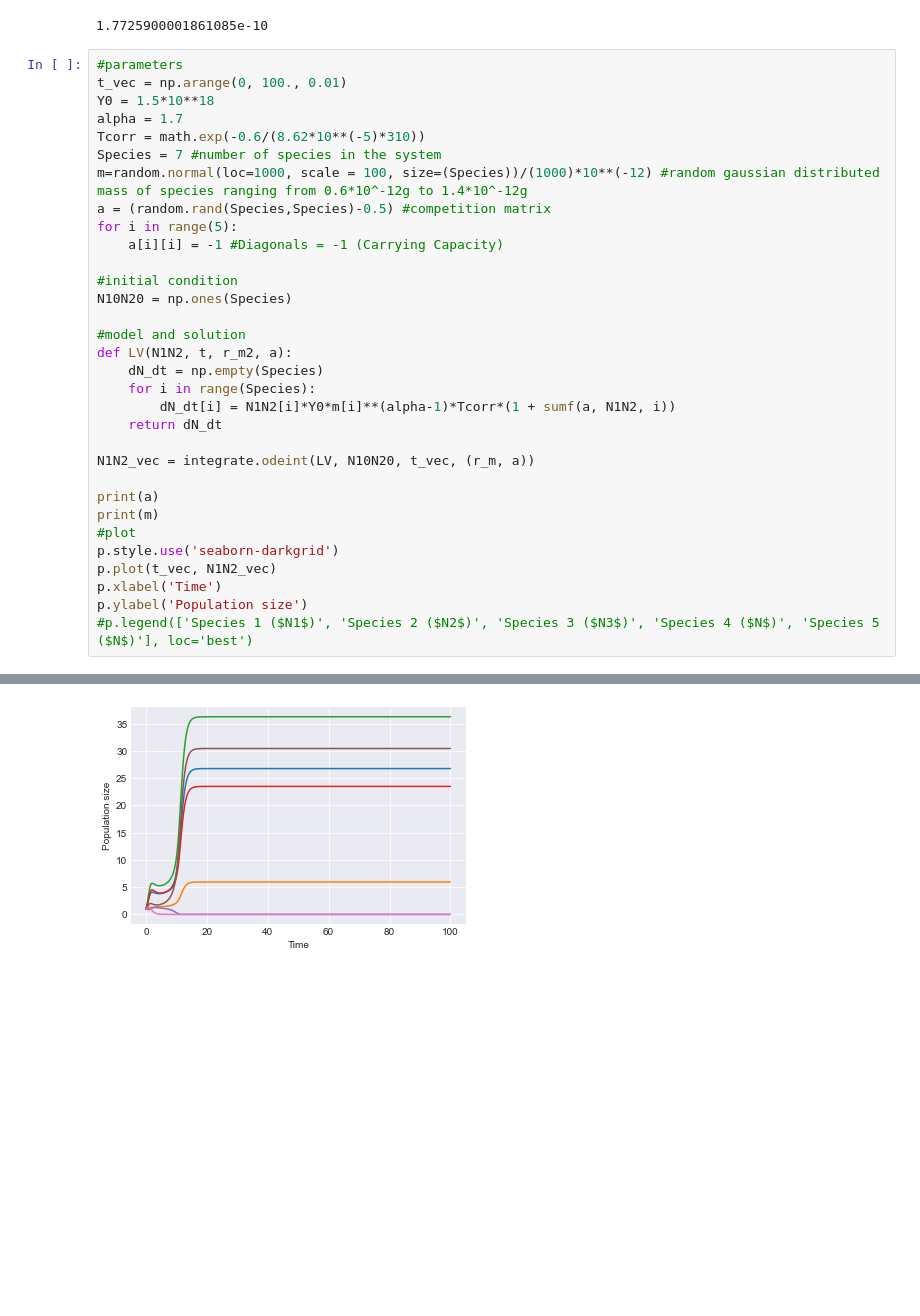
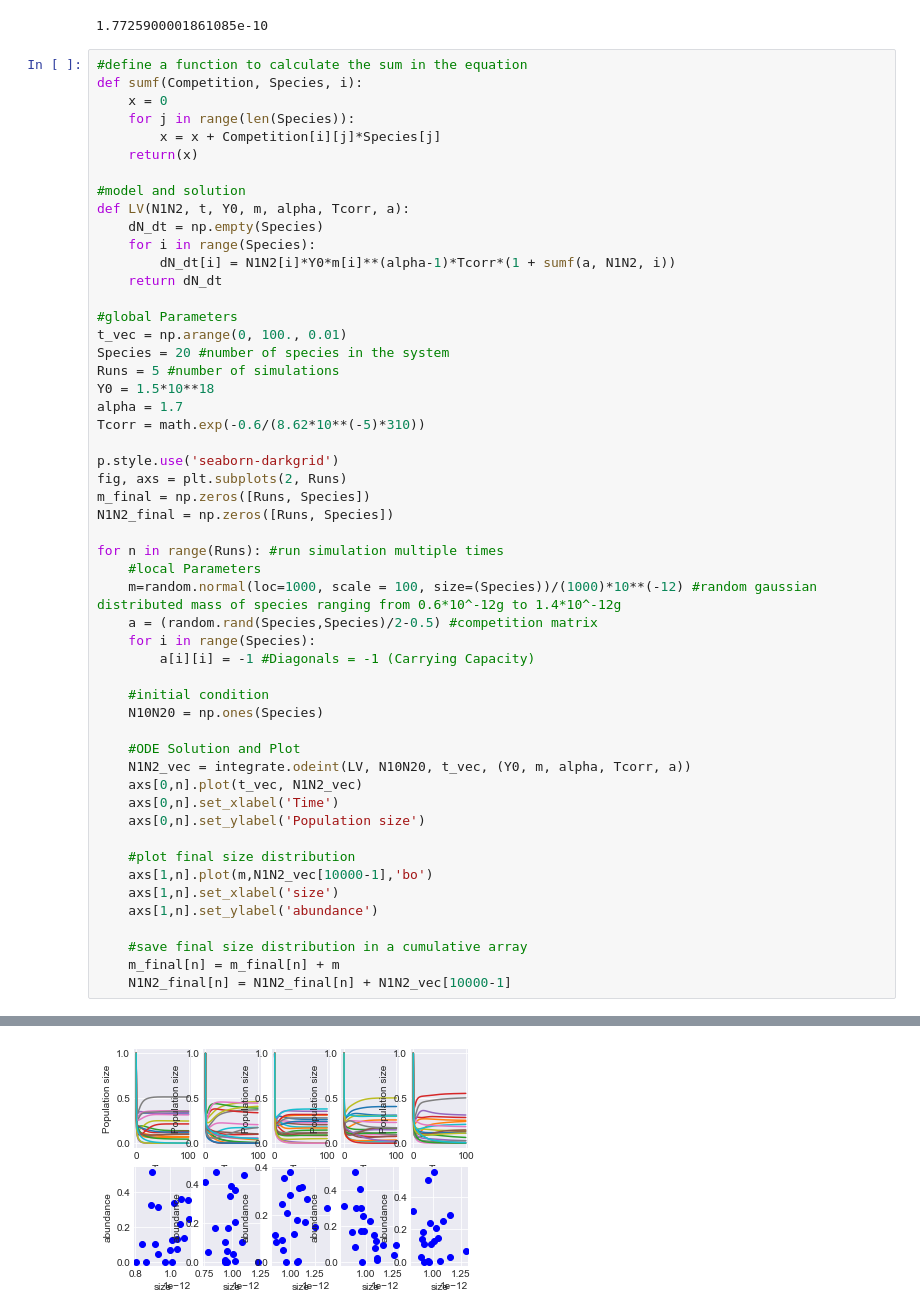
Before and after one commit to celinevetsch/CellSize_Dynamics, a Jupyter notebook: Simulation of Cell Size Distribution.ipynb, the cells around one changed output, grey strips where cells are left out. Cells and saved outputs as stored; diff of their text form; blank space fills up the shorter version.

```diff
--- a/Simulation of Cell Size Distribution.ipynb
+++ b/Simulation of Cell Size Distribution.ipynb
@@ -111,35 +111,55 @@ print(Tcorr)
 # %% [output]
 1.7725900001861085e-10
 # %%
-#parameters
-t_vec = np.arange(0, 100., 0.01)
-Y0 = 1.5*10**18
-alpha = 1.7
-Tcorr = math.exp(-0.6/(8.62*10**(-5)*310))
-Species = 7 #number of species in the system
-m=random.normal(loc=1000, scale = 100, size=(Species))/(1000)*10**(-12) #random gaussian distributed mass of species ranging from 0.6*10^-12g to 1.4*10^-12g
-a = (random.rand(Species,Species)-0.5) #competition matrix
-for i in range(5):
-    a[i][i] = -1 #Diagonals = -1 (Carrying Capacity)
-
-#initial condition
-N10N20 = np.ones(Species)
+#define a function to calculate the sum in the equation
+def sumf(Competition, Species, i):
+    x = 0
+    for j in range(len(Species)):
+        x = x + Competition[i][j]*Species[j]
+    return(x)
 
 #model and solution
-def LV(N1N2, t, r_m2, a):
+def LV(N1N2, t, Y0, m, alpha, Tcorr, a):
     dN_dt = np.empty(Species)
     for i in range(Species):
         dN_dt[i] = N1N2[i]*Y0*m[i]**(alpha-1)*Tcorr*(1 + sumf(a, N1N2, i))
     return dN_dt
 
-N1N2_vec = integrate.odeint(LV, N10N20, t_vec, (r_m, a))
+#global Parameters
+t_vec = np.arange(0, 100., 0.01)
+Species = 20 #number of species in the system
+Runs = 5 #number of simulations
+Y0 = 1.5*10**18
+alpha = 1.7
+Tcorr = math.exp(-0.6/(8.62*10**(-5)*310))
 
-print(a)
-print(m)
-#plot
 p.style.use('seaborn-darkgrid')
-p.plot(t_vec, N1N2_vec)
-p.xlabel('Time')
-p.ylabel('Population size')
-#p.legend(['Species 1 ($N1$)', 'Species 2 ($N2$)', 'Species 3 ($N3$)', 'Species 4 ($N$)', 'Species 5 ($N$)'], loc='best')
+fig, axs = plt.subplots(2, Runs)
+m_final = np.zeros([Runs, Species])
+N1N2_final = np.zeros([Runs, Species])
+
+for n in range(Runs): #run simulation multiple times
+    #local Parameters
+    m=random.normal(loc=1000, scale = 100, size=(Species))/(1000)*10**(-12) #random gaussian distributed mass of species ranging from 0.6*10^-12g to 1.4*10^-12g
+    a = (random.rand(Species,Species)/2-0.5) #competition matrix
+    for i in range(Species):
+        a[i][i] = -1 #Diagonals = -1 (Carrying Capacity)
+
+    #initial condition
+    N10N20 = np.ones(Species)
+
+    #ODE Solution and Plot
+    N1N2_vec = integrate.odeint(LV, N10N20, t_vec, (Y0, m, alpha, Tcorr, a))
+    axs[0,n].plot(t_vec, N1N2_vec)
+    axs[0,n].set_xlabel('Time')
+    axs[0,n].set_ylabel('Population size')
+
+    #plot final size distribution
+    axs[1,n].plot(m,N1N2_vec[10000-1],'bo')
+    axs[1,n].set_xlabel('size')
+    axs[1,n].set_ylabel('abundance')
+
+    #save final size distribution in a cumulative array
+    m_final[n] = m_final[n] + m
+    N1N2_final[n] = N1N2_final[n] + N1N2_vec[10000-1]
 # %% [output]
@@ -163 +166 @@ Text(0, 0.5, 'Population size')
-[figure, old version]
+[figure, new version]
```
Also changed, not shown: parts of 3 cells of this notebook.
